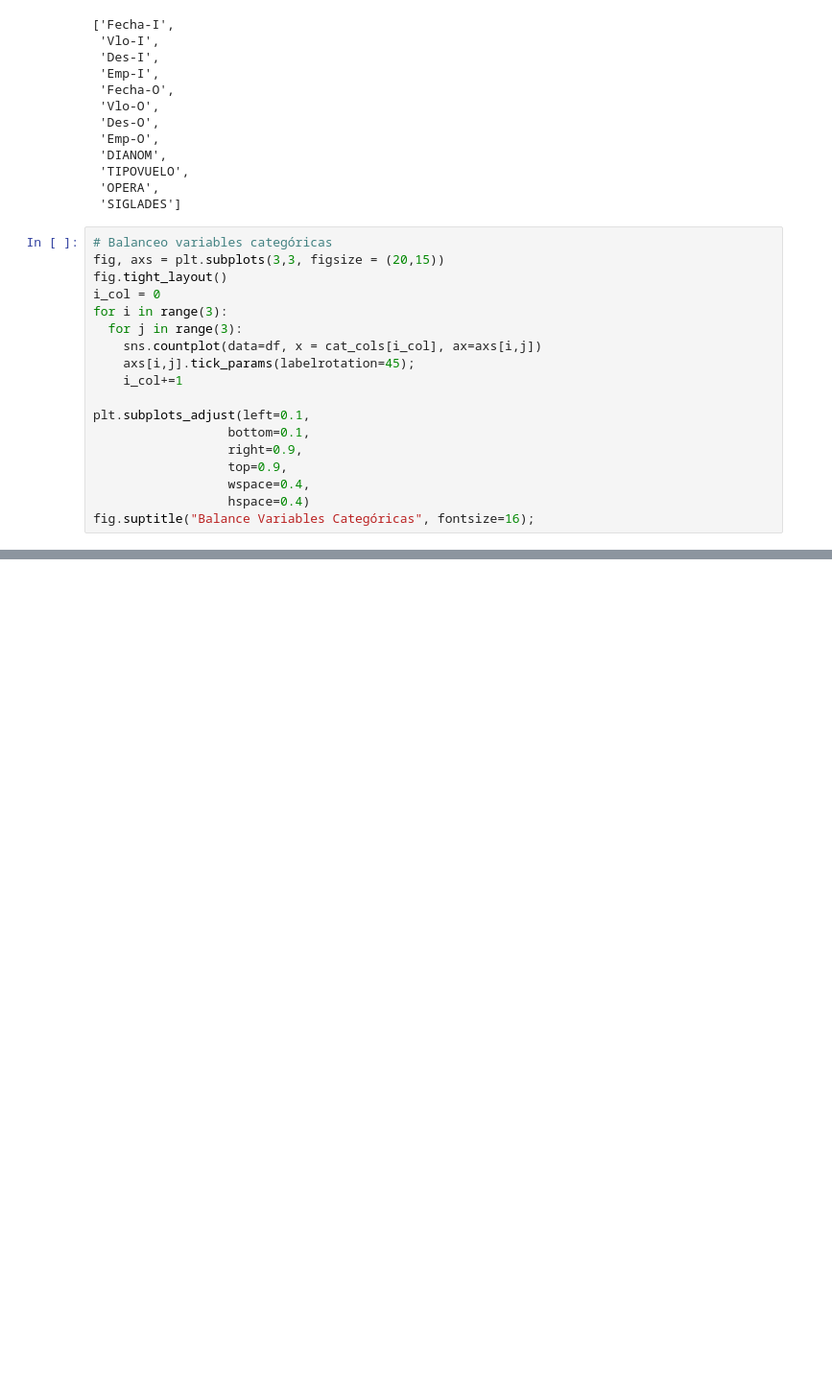
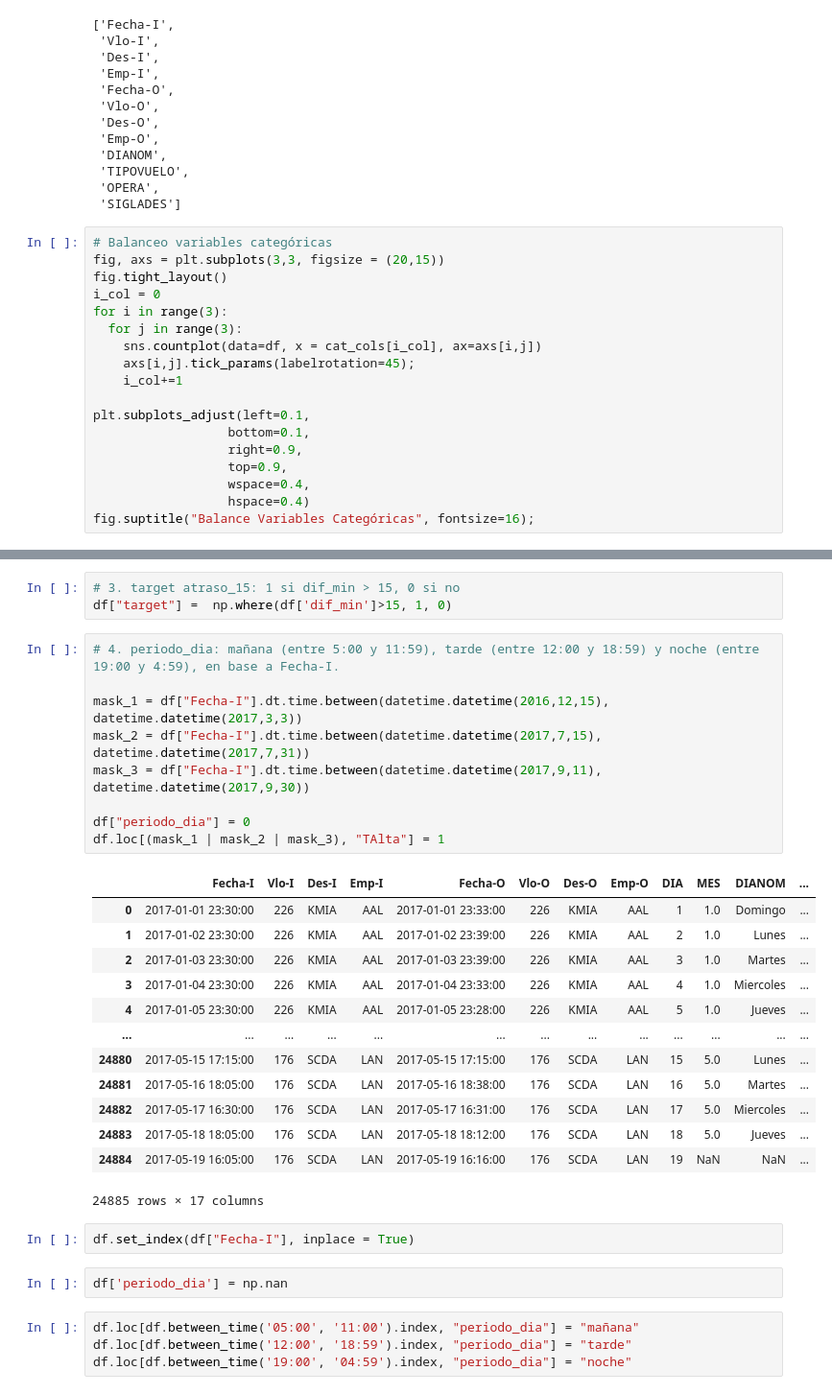
Before and after one commit to diegulio/Latam-Airlanes-Challenge, a Jupyter notebook: solution.ipynb, the cells around one changed output, grey strips where cells are left out. Shown at 96% size. Cells and saved outputs as stored; diff of their text form; blank space fills up the shorter version.

```diff
--- a/solution.ipynb
+++ b/solution.ipynb
@@ -139,0 +214,34 @@ fig.suptitle("Balance Variables Categóricas", fontsize=16);
+# %%
+# 3. target atraso_15: 1 si dif_min > 15, 0 si no
+df["target"] =  np.where(df['dif_min']>15, 1, 0)
+# %%
+# 4. periodo_dia: mañana (entre 5:00 y 11:59), tarde (entre 12:00 y 18:59) y noche (entre 19:00 y 4:59), en base a Fecha-I.
+
+mask_1 = df["Fecha-I"].dt.time.between(datetime.datetime(2016,12,15), datetime.datetime(2017,3,3))
+mask_2 = df["Fecha-I"].dt.time.between(datetime.datetime(2017,7,15), datetime.datetime(2017,7,31))
+mask_3 = df["Fecha-I"].dt.time.between(datetime.datetime(2017,9,11),  datetime.datetime(2017,9,30))
+
+df["periodo_dia"] = 0
+df.loc[(mask_1 | mask_2 | mask_3), "TAlta"] = 1
+# %% [output]
+|  | Fecha-I | Vlo-I | Des-I | Emp-I | Fecha-O | Vlo-O | Des-O | Emp-O | DIA | MES | DIANOM | ... |
+| 0 | 2017-01-01 23:30:00 | 226 | KMIA | AAL | 2017-01-01 23:33:00 | 226 | KMIA | AAL | 1 | 1.0 | Domingo | ... |
+| 1 | 2017-01-02 23:30:00 | 226 | KMIA | AAL | 2017-01-02 23:39:00 | 226 | KMIA | AAL | 2 | 1.0 | Lunes | ... |
+| 2 | 2017-01-03 23:30:00 | 226 | KMIA | AAL | 2017-01-03 23:39:00 | 226 | KMIA | AAL | 3 | 1.0 | Martes | ... |
+| 3 | 2017-01-04 23:30:00 | 226 | KMIA | AAL | 2017-01-04 23:33:00 | 226 | KMIA | AAL | 4 | 1.0 | Miercoles | ... |
+| 4 | 2017-01-05 23:30:00 | 226 | KMIA | AAL | 2017-01-05 23:28:00 | 226 | KMIA | AAL | 5 | 1.0 | Jueves | ... |
+| ... | ... | ... | ... | ... | ... | ... | ... | ... | ... | ... | ... | ... |
+| 24880 | 2017-05-15 17:15:00 | 176 | SCDA | LAN | 2017-05-15 17:15:00 | 176 | SCDA | LAN | 15 | 5.0 | Lunes | ... |
+| 24881 | 2017-05-16 18:05:00 | 176 | SCDA | LAN | 2017-05-16 18:38:00 | 176 | SCDA | LAN | 16 | 5.0 | Martes | ... |
+| 24882 | 2017-05-17 16:30:00 | 176 | SCDA | LAN | 2017-05-17 16:31:00 | 176 | SCDA | LAN | 17 | 5.0 | Miercoles | ... |
+| 24883 | 2017-05-18 18:05:00 | 176 | SCDA | LAN | 2017-05-18 18:12:00 | 176 | SCDA | LAN | 18 | 5.0 | Jueves | ... |
+| 24884 | 2017-05-19 16:05:00 | 176 | SCDA | LAN | 2017-05-19 16:16:00 | 176 | SCDA | LAN | 19 | NaN | NaN | ... |
+24885 rows × 17 columns
+# %%
+df.set_index(df["Fecha-I"], inplace = True)
+# %%
+df['periodo_dia'] = np.nan
+# %%
+df.loc[df.between_time('05:00', '11:00').index, "periodo_dia"] = "mañana"
+df.loc[df.between_time('12:00', '18:59').index, "periodo_dia"] = "tarde"
+df.loc[df.between_time('19:00', '04:59').index, "periodo_dia"] = "noche"
```
Also changed, not shown: parts of 11 cells of this notebook.
